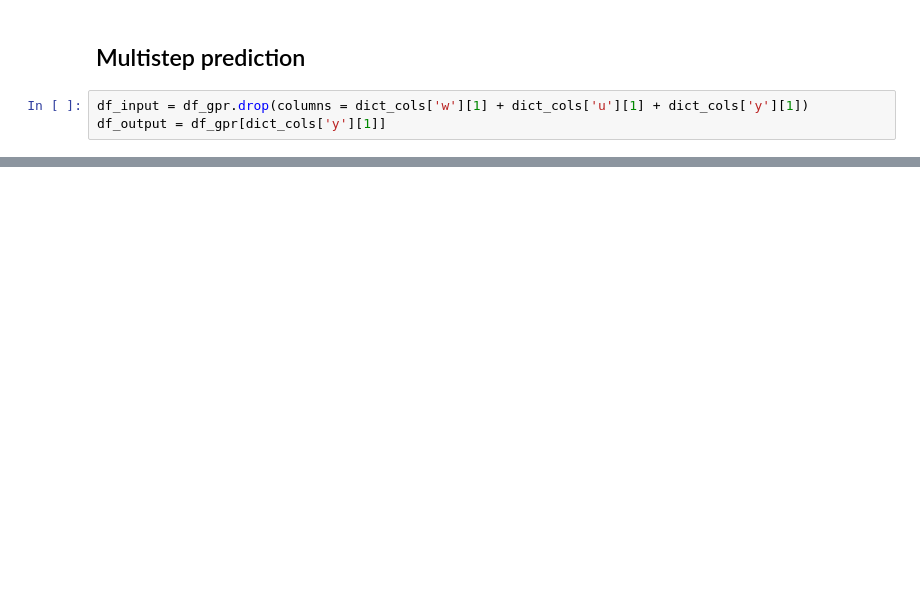
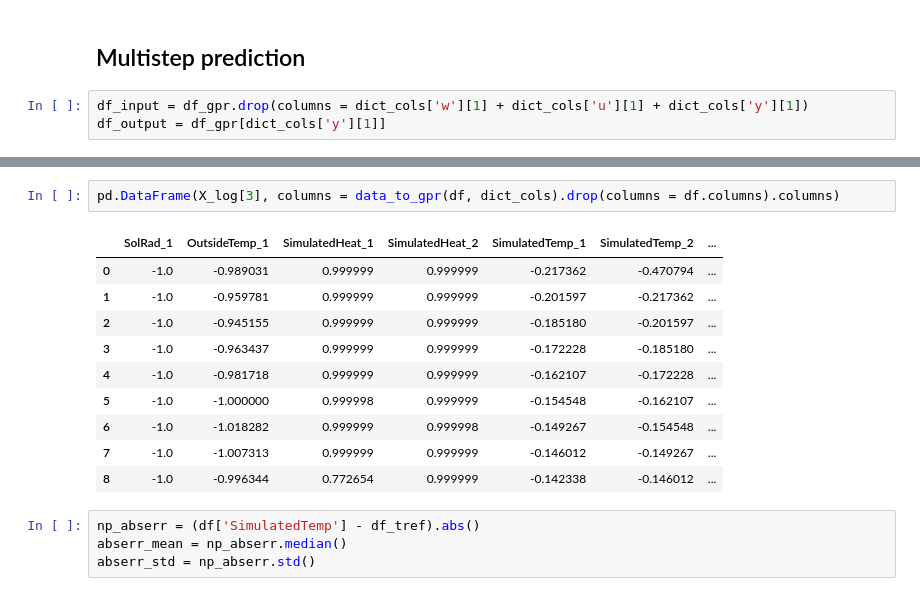
Before and after one commit to Radu-C-Martin/Master-Project, a Jupyter notebook: Notebooks/70_Server_result_analysis.ipynb, the cells around one changed output, grey strips where cells are left out. Cells and saved outputs as stored; diff of their text form; blank space fills up the shorter version.

```diff
--- a/Notebooks/70_Server_result_analysis.ipynb
+++ b/Notebooks/70_Server_result_analysis.ipynb
@@ -153,0 +243,17 @@ df['OutsideTemp'].plot()
+# %%
+pd.DataFrame(X_log[3], columns = data_to_gpr(df, dict_cols).drop(columns = df.columns).columns)
+# %% [output]
+|  | SolRad_1 | OutsideTemp_1 | SimulatedHeat_1 | SimulatedHeat_2 | SimulatedTemp_1 | SimulatedTemp_2 | ... |
+| 0 | -1.0 | -0.989031 | 0.999999 | 0.999999 | -0.217362 | -0.470794 | ... |
+| 1 | -1.0 | -0.959781 | 0.999999 | 0.999999 | -0.201597 | -0.217362 | ... |
+| 2 | -1.0 | -0.945155 | 0.999999 | 0.999999 | -0.185180 | -0.201597 | ... |
+| 3 | -1.0 | -0.963437 | 0.999999 | 0.999999 | -0.172228 | -0.185180 | ... |
+| 4 | -1.0 | -0.981718 | 0.999999 | 0.999999 | -0.162107 | -0.172228 | ... |
+| 5 | -1.0 | -1.000000 | 0.999998 | 0.999999 | -0.154548 | -0.162107 | ... |
+| 6 | -1.0 | -1.018282 | 0.999999 | 0.999998 | -0.149267 | -0.154548 | ... |
+| 7 | -1.0 | -1.007313 | 0.999999 | 0.999999 | -0.146012 | -0.149267 | ... |
+| 8 | -1.0 | -0.996344 | 0.772654 | 0.999999 | -0.142338 | -0.146012 | ... |
+# %%
+np_abserr = (df['SimulatedTemp'] - df_tref).abs()
+abserr_mean = np_abserr.median()
+abserr_std = np_abserr.std()
```
Also changed, not shown: parts of 60 cells of this notebook, 7 other files.
